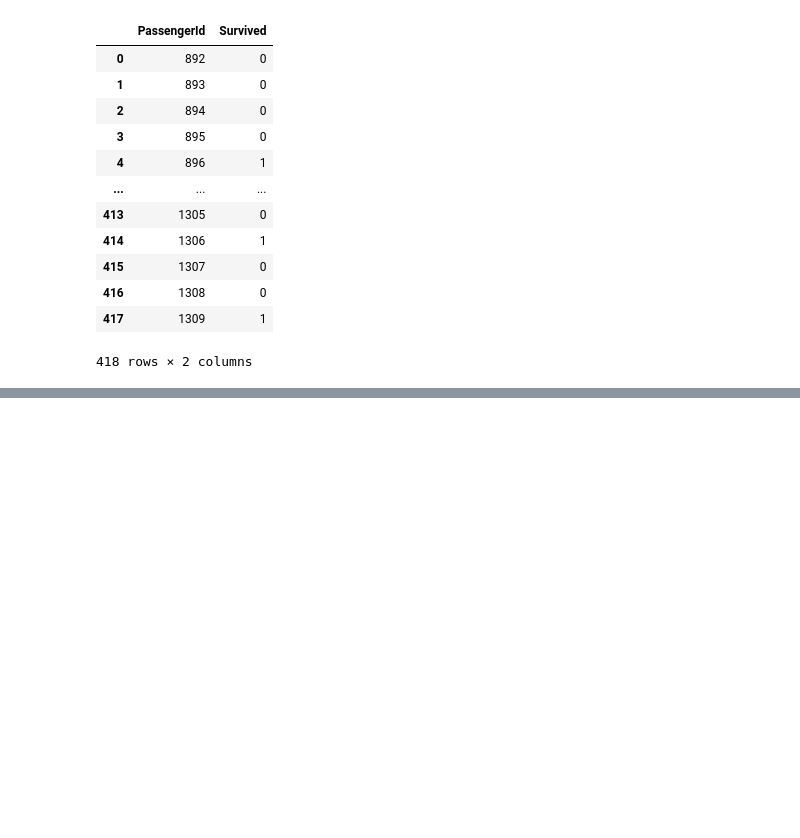
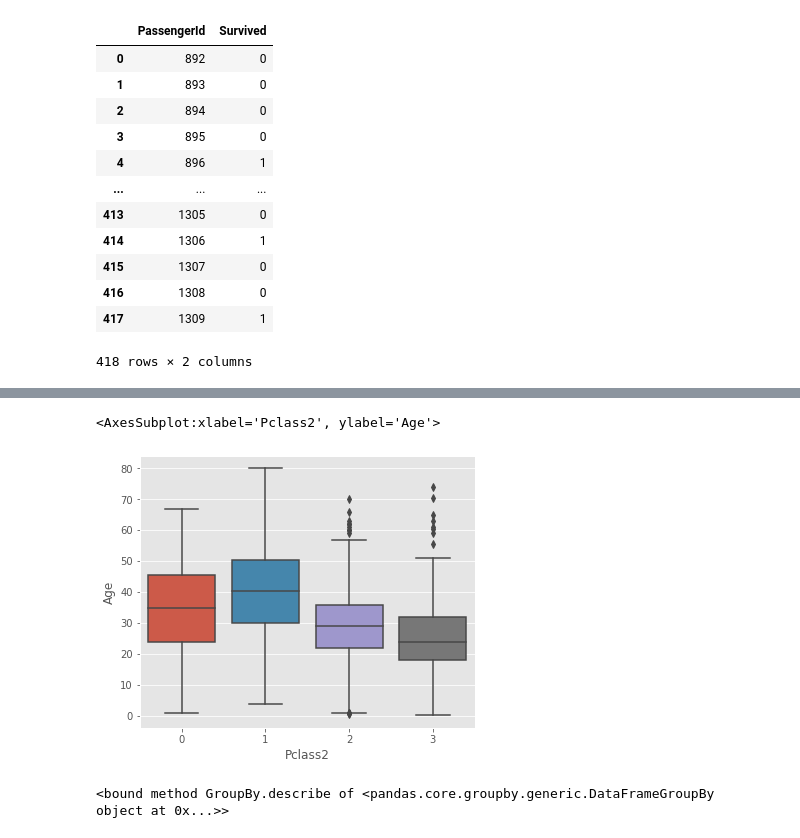
Before and after one commit to hideurface/Learned, a Jupyter notebook: Kaggle/Titanic/titanic.ipynb, the cells around one changed output, grey strips where cells are left out. Saved outputs shown, nothing was run; the diff lists cells and outputs as text; code cells hidden in the pictures; blank space fills up the shorter version.

```diff
--- a/Kaggle/Titanic/titanic.ipynb
+++ b/Kaggle/Titanic/titanic.ipynb
@@ -635,0 +681,10 @@ NameError: name 'train_data' is not defined
+# %%
+plt.figure(figsize=(6,5))
+sns.boxplot(x="Pclass2", y='Age', data=all_df)
+# %% [output]
+<AxesSubplot:xlabel='Pclass2', ylabel='Age'>
+[figure, added]
+# %%
+all_df[all_df["Age"]>15][["Pclass2","Age"]].groupby("Pclass2").describe
+# %% [output]
+<bound method GroupBy.describe of <pandas.core.groupby.generic.DataFrameGroupBy object at 0x...>>
```
Also changed, not shown: parts of 41 cells of this notebook, 1 other file.
